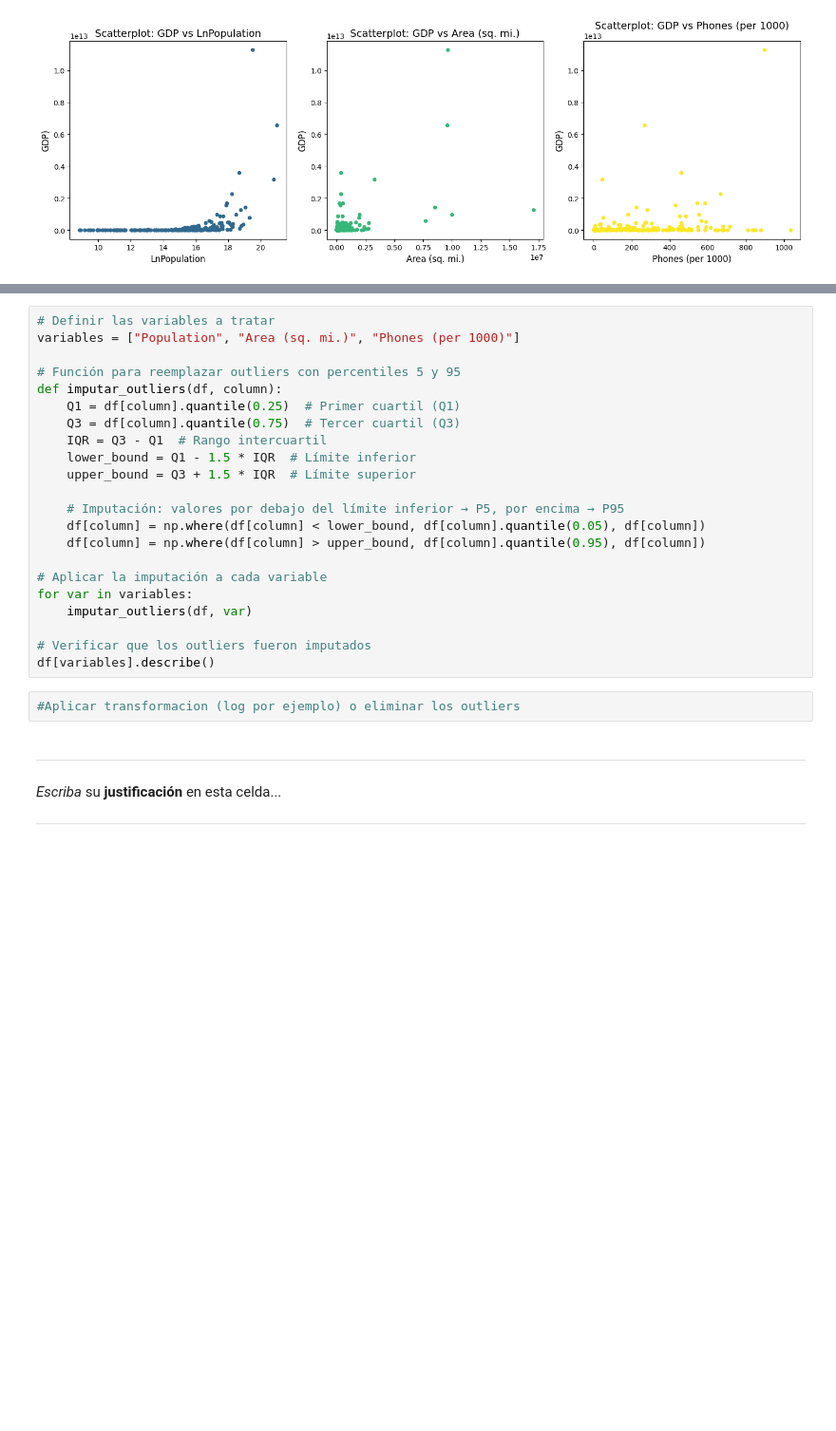
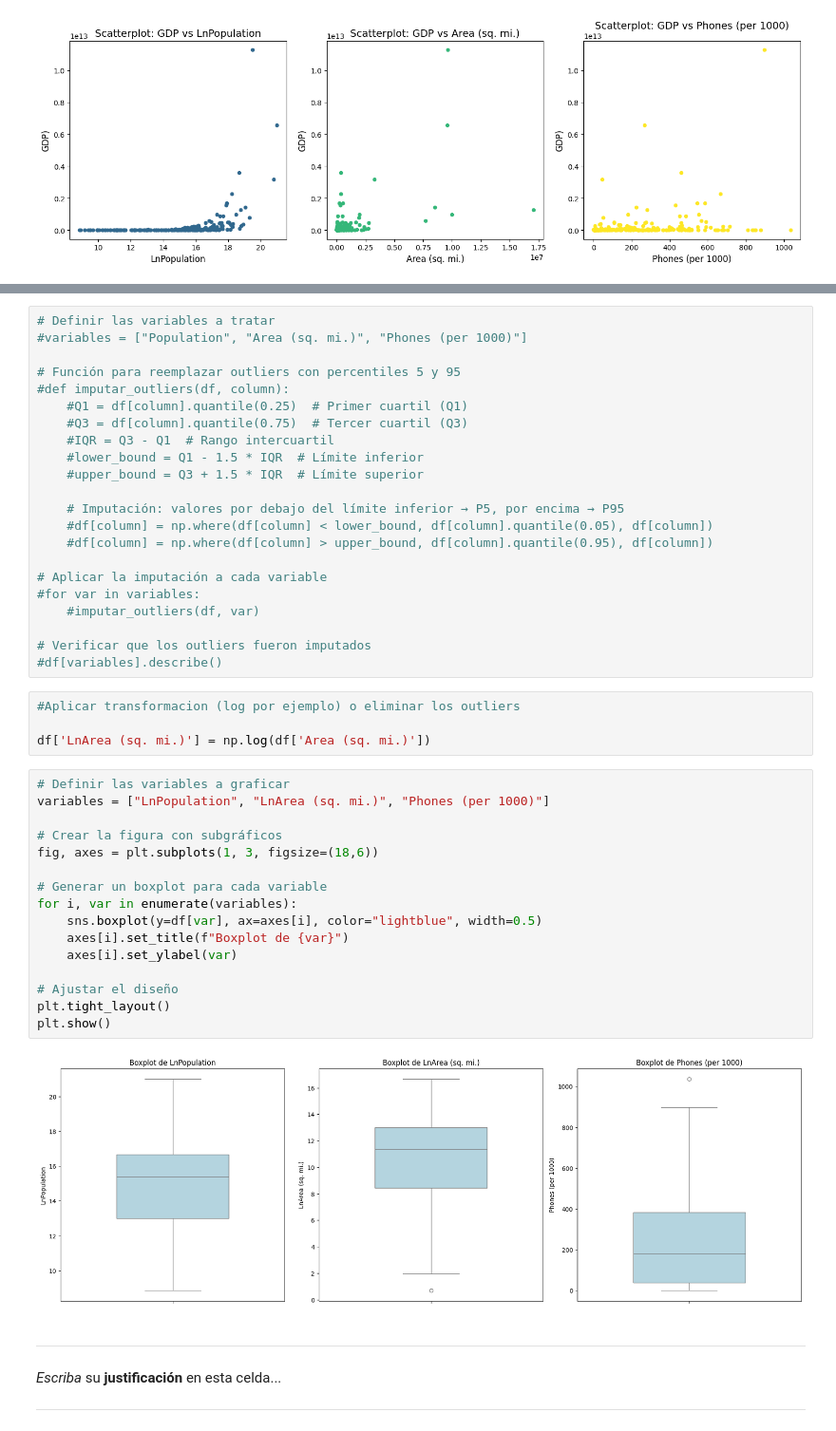
Before and after one commit to MichaelGalazz/Tarea-1-ML, a Jupyter notebook: Tarea_1 (3).ipynb, the cells around one changed output, grey strips where cells are left out. Shown at 95% size. Saved outputs shown, nothing was run; the diff lists cells and outputs as text; blank space fills up the shorter version.

```diff
--- a/Tarea_1 (3).ipynb
+++ b/Tarea_1 (3).ipynb
@@ -733,27 +784,47 @@ plt.show()
 # %%
 # Definir las variables a tratar
-variables = ["Population", "Area (sq. mi.)", "Phones (per 1000)"]
+#variables = ["Population", "Area (sq. mi.)", "Phones (per 1000)"]
 
 # Función para reemplazar outliers con percentiles 5 y 95
-def imputar_outliers(df, column):
-    Q1 = df[column].quantile(0.25)  # Primer cuartil (Q1)
-    Q3 = df[column].quantile(0.75)  # Tercer cuartil (Q3)
-    IQR = Q3 - Q1  # Rango intercuartil
-    lower_bound = Q1 - 1.5 * IQR  # Límite inferior
-    upper_bound = Q3 + 1.5 * IQR  # Límite superior
+#def imputar_outliers(df, column):
+    #Q1 = df[column].quantile(0.25)  # Primer cuartil (Q1)
+    #Q3 = df[column].quantile(0.75)  # Tercer cuartil (Q3)
+    #IQR = Q3 - Q1  # Rango intercuartil
+    #lower_bound = Q1 - 1.5 * IQR  # Límite inferior
+    #upper_bound = Q3 + 1.5 * IQR  # Límite superior
 
     # Imputación: valores por debajo del límite inferior → P5, por encima → P95
-    df[column] = np.where(df[column] < lower_bound, df[column].quantile(0.05), df[column])
-    df[column] = np.where(df[column] > upper_bound, df[column].quantile(0.95), df[column])
+    #df[column] = np.where(df[column] < lower_bound, df[column].quantile(0.05), df[column])
+    #df[column] = np.where(df[column] > upper_bound, df[column].quantile(0.95), df[column])
 
 # Aplicar la imputación a cada variable
-for var in variables:
-    imputar_outliers(df, var)
+#for var in variables:
+    #imputar_outliers(df, var)
 
 # Verificar que los outliers fueron imputados
-df[variables].describe()
+#df[variables].describe()
 # %%
 #Aplicar transformacion (log por ejemplo) o eliminar los outliers
+
+df['LnArea (sq. mi.)'] = np.log(df['Area (sq. mi.)'])
+# %%
+# Definir las variables a graficar
+variables = ["LnPopulation", "LnArea (sq. mi.)", "Phones (per 1000)"]
+
+# Crear la figura con subgráficos
+fig, axes = plt.subplots(1, 3, figsize=(18,6))
+
+# Generar un boxplot para cada variable
+for i, var in enumerate(variables):
+    sns.boxplot(y=df[var], ax=axes[i], color="lightblue", width=0.5)
+    axes[i].set_title(f"Boxplot de {var}")
+    axes[i].set_ylabel(var)
+
+# Ajustar el diseño
+plt.tight_layout()
+plt.show()
+# %% [output]
+[figure, added]
 # %% [markdown]
 
 
```
Also changed, not shown: parts of 12 cells of this notebook.
